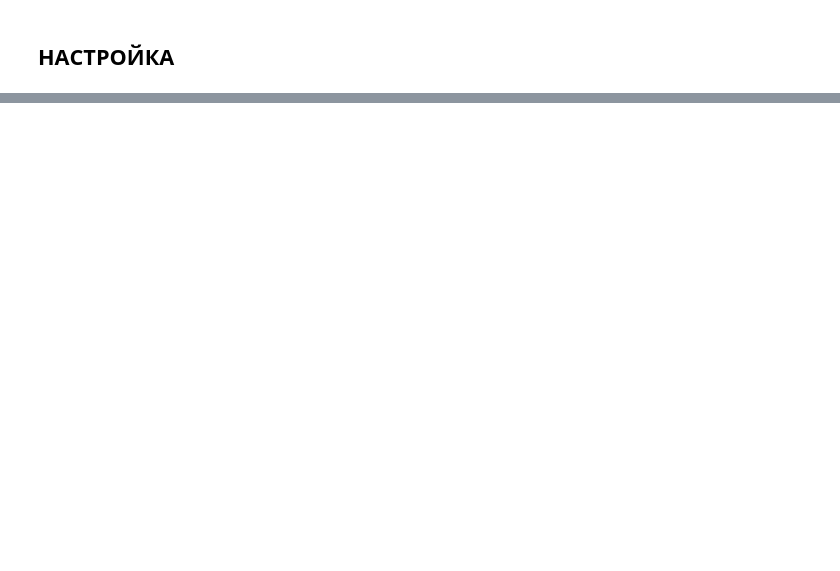
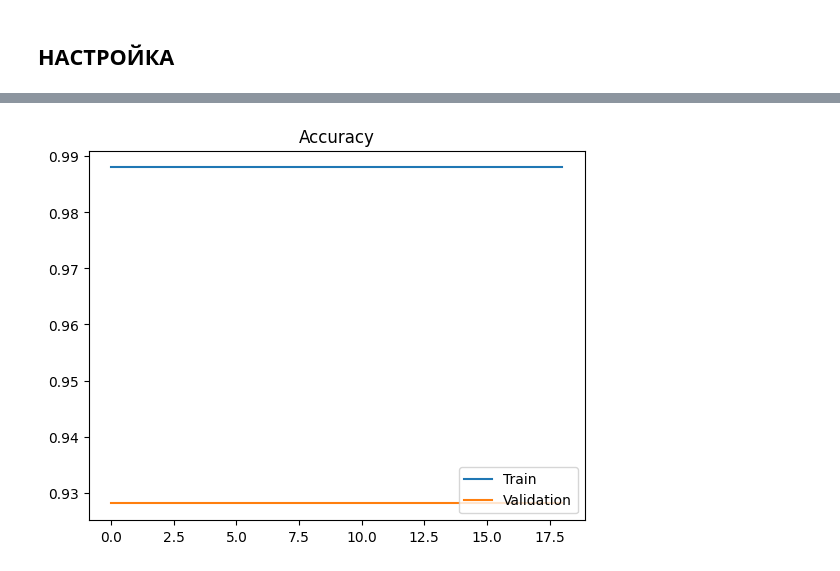
Before and after one commit to SergeML/Black_Duck_Hackathon_DFO, a Jupyter notebook: model_fitter.ipynb, the cells around one changed output, grey strips where cells are left out. Saved outputs shown, nothing was run; the diff lists cells and outputs as text; code cells hidden in the pictures; blank space fills up the shorter version.

```diff
--- a/model_fitter.ipynb
+++ b/model_fitter.ipynb
@@ -120,8 +201,10 @@ plt.show()
 # %%
-acc_train_curve = model.history["accuracy"]
-acc_val_curve = model.history["val_accuracy"]
+acc_train_curve = history.history["accuracy"]
+acc_val_curve = history.history["val_accuracy"]
 plt.plot(acc_train_curve, label = "Train")
 plt.plot(acc_val_curve, label = "Validation")
 plt.legend(loc = 'lower right')
 plt.title("Accuracy")
 plt.show()
+# %% [output]
+[figure, added]
```
Also changed, not shown: parts of 13 cells of this notebook.
